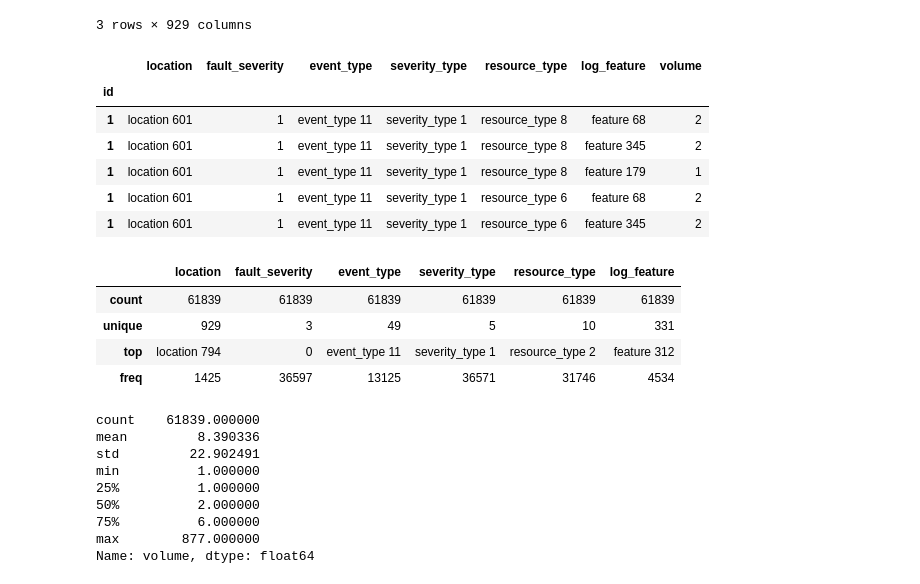
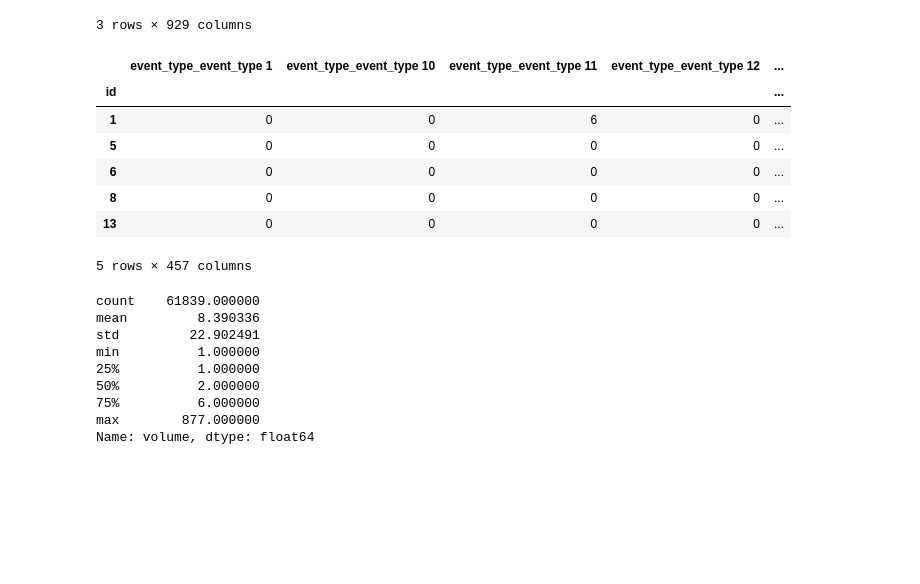
Before and after one commit to nikogamulin/kaggle-telstra-network-disruptions, a Jupyter notebook: data_explorer.ipynb, the cells around one changed output. Drawn from its saved outputs; the diff is of its cells as text; code cells hidden in the pictures; blank space fills up the shorter version.

```diff
--- a/data_explorer.ipynb
+++ b/data_explorer.ipynb
@@ -11,7 +11,7 @@ from sklearn.manifold import TSNE
 trainingSet = pd.read_csv('./data/train.csv', index_col=0)
 #remove redundant string 'location' from location entries
 #trainingSet['location'] = [l.replace('location ', '') for l in trainingSet['location']]
-trainingSet['location'] = trainingSet['location'].astype('category')
-trainingSet['fault_severity'] = trainingSet['fault_severity'].astype('category')
+#trainingSet['location'] = trainingSet['location'].astype('category')
+#trainingSet['fault_severity'] = trainingSet['fault_severity'].astype('category')
 trainingSet.describe()
 # %% [output]
@@ -76,38 +76,28 @@ pd.crosstab(trainingSet.fault_severity, trainingSet.location)
 | 2 | 2 | 0 | 0 | 0 | 0 | 0 | ... |
 3 rows × 929 columns
 # %%
-#read all the data and remove redundant strings
+#combine all tables
 eventType = pd.read_csv('./data/event_type.csv', index_col=0)
-#eventType['event_type'] = [l.replace('event_type ', '') for l in eventType['event_type']]
+eventTypeVectorized = pd.get_dummies(eventType)
 severityType = pd.read_csv('./data/severity_type.csv', index_col=0)
-#severityType['severity_type'] = [l.replace('severity_type ', '') for l in severityType['severity_type']]
+severityTypeVectorized = pd.get_dummies(severityType)
 logFeature = pd.read_csv('./data/log_feature.csv', index_col=0)
-#logFeature['log_feature'] = [l.replace('feature ', '') for l in logFeature['log_feature']]
+logFeatureVectorized = pd.get_dummies(logFeature)
 resourceType = pd.read_csv('./data/resource_type.csv', index_col=0)
-#resourceType['resource_type'] = [l.replace('resource_type ', '') for l in resourceType['resource_type']]
-#merge all tables
-result = trainingSet.join(eventType).join(severityType).join(resourceType).join(logFeature)
-#set appropriate data types for columns
-categoryColumns = ['location', 'fault_severity', 'event_type', 'severity_type', 'resource_type', 'log_feature']
-for column in categoryColumns:
-    result[column] = result[column].astype('category')
-result.head()
+resourceTypeVectorized = pd.get_dummies(resourceType)
+result = trainingSet.location.to_frame().join(eventTypeVectorized).join(severityTypeVectorized).join(logFeatureVectorized).join(resourceTypeVectorized)
+grouped = result.groupby(result.index).sum()
+grouped = grouped.join(trainingSet)
+grouped.head()
 # %% [output]
-|  | location | fault_severity | event_type | severity_type | resource_type | log_feature | volume |
-| id |  |  |  |  |  |  |  |
-| 1 | location 601 | 1 | event_type 11 | severity_type 1 | resource_type 8 | feature 68 | 2 |
-| 1 | location 601 | 1 | event_type 11 | severity_type 1 | resource_type 8 | feature 345 | 2 |
-| 1 | location 601 | 1 | event_type 11 | severity_type 1 | resource_type 8 | feature 179 | 1 |
-| 1 | location 601 | 1 | event_type 11 | severity_type 1 | resource_type 6 | feature 68 | 2 |
-| 1 | location 601 | 1 | event_type 11 | severity_type 1 | resource_type 6 | feature 345 | 2 |
+|  | event_type_event_type 1 | event_type_event_type 10 | event_type_event_type 11 | event_type_event_type 12 | ... |
+| id |  |  |  |  | ... |
+| 1 | 0 | 0 | 6 | 0 | ... |
+| 5 | 0 | 0 | 0 | 0 | ... |
+| 6 | 0 | 0 | 0 | 0 | ... |
+| 8 | 0 | 0 | 0 | 0 | ... |
+| 13 | 0 | 0 | 0 | 0 | ... |
+5 rows × 457 columns
-# %%
-result[categoryColumns].describe()
-# %% [output]
-|  | location | fault_severity | event_type | severity_type | resource_type | log_feature |
-| count | 61839 | 61839 | 61839 | 61839 | 61839 | 61839 |
-| unique | 929 | 3 | 49 | 5 | 10 | 331 |
-| top | location 794 | 0 | event_type 11 | severity_type 1 | resource_type 2 | feature 312 |
-| freq | 1425 | 36597 | 13125 | 36571 | 31746 | 4534 |
 # %%
 result['volume'].describe()
 # %% [output]
```
Also changed, not shown: parts of 10 cells of this notebook.
